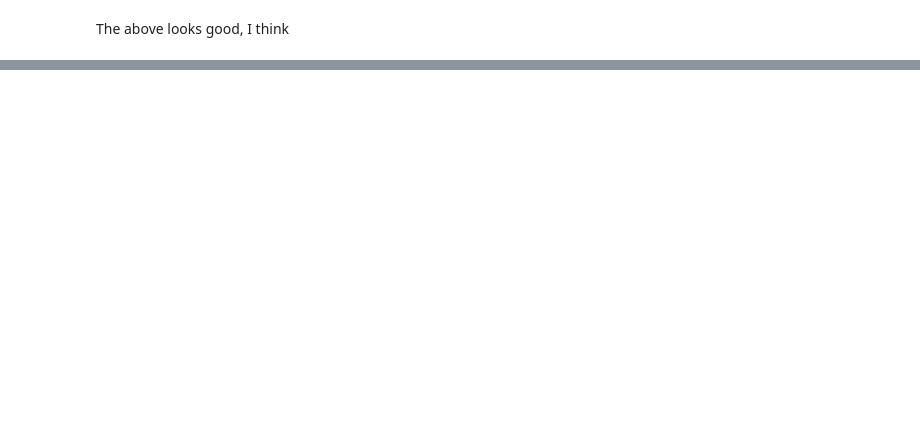
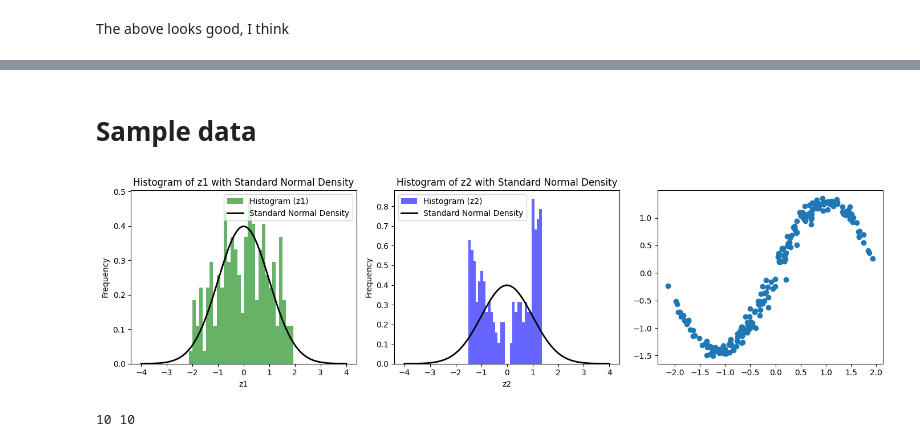
Before and after one commit to equinor/graphite-maps, a Jupyter notebook: docs/source/bayes-empirical-smoothing-autodiff.ipynb, the cells around one changed output, grey strips where cells are left out. Saved outputs shown, nothing was run; the diff lists cells and outputs as text; code cells hidden in the pictures; blank space fills up the shorter version.

```diff
--- a/docs/source/bayes-empirical-smoothing-autodiff.ipynb
+++ b/docs/source/bayes-empirical-smoothing-autodiff.ipynb
@@ -768,0 +871,60 @@ plt.show()
+# %% [markdown]
+# Sample data
+# %%
+p=2
+n = 200
+X = sample_wavy_distribution(n)
+
+# Standardize the data
+scaler_X = StandardScaler()
+X_scaled = scaler_X.fit_transform(X)
+
+
+x = np.linspace(-4, 4, 100)
+y = norm.pdf(x)
+
+fig, axes = plt.subplots(1, 3, figsize=(14, 4))
+
+# First subplot: Theoretical density
+ax1 = axes[0]
+# Create the figure and subplots
+ax1.hist(X_scaled[:,0], bins=30, density=True, alpha=0.6, color='g', label='Histogram (z1)')
+ax1.plot(x, y, 'k', linewidth=2, label='Standard Normal Density')
+ax1.set_title("Histogram of z1 with Standard Normal Density")
+ax1.set_xlabel("z1")
+ax1.set_ylabel("Frequency")
+ax1.legend()
+
+ax2 = axes[1]
+# Plot histogram and standard normal density for z2
+ax2.hist(X_scaled[:,1], bins=30, density=True, alpha=0.6, color='b', label='Histogram (z2)')
+ax2.plot(x, y, 'k', linewidth=2, label='Standard Normal Density')
+ax2.set_title("Histogram of z2 with Standard Normal Density")
+ax2.set_xlabel("z2")
+ax2.set_ylabel("Frequency")
+ax2.legend()
+
+ax3 = axes[2]
+ax3.scatter(X_scaled[:,0],X_scaled[:,1])
+
+plt.tight_layout()
+plt.show()
+
+# Define B-spline basis functions with knots at quantiles
+def create_bspline_basis(x, k=10, degree=3):
+    quantiles = np.linspace(0, 1, k + 2)  # Define quantiles
+    knots = np.quantile(x, quantiles)  # Calculate knots at quantiles
+    knots = np.concatenate(([knots[0]] * degree, knots, [knots[-1]] * degree))  # Extend knots for spline degree
+    return BSpline(knots, np.eye(len(knots) - degree - 1), degree)
+
+degree = 3
+k = int(np.ceil(n**(1./3)))
+Bx = [create_bspline_basis(X_scaled[:,j], k=k, degree=degree) for j in range(p)]
+X_basis = [Bx[j](X_scaled[:,j]) for j in range(p)]
+X_expanded = np.hstack(X_basis)
+nbasis = X_basis[0].shape[1]
+nbasis_mono = X_basis[p - 1].shape[1]
+print(nbasis, nbasis_mono)
+# %% [output]
+[figure, added]
+10 10
```
Also changed, not shown: parts of 12 cells of this notebook.
